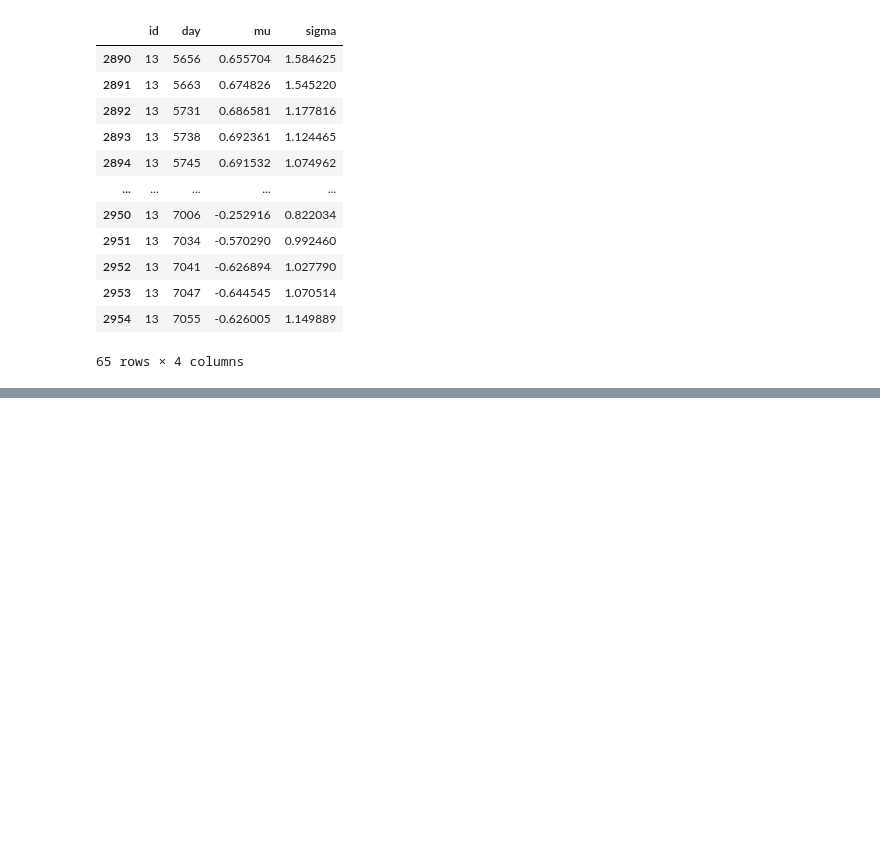
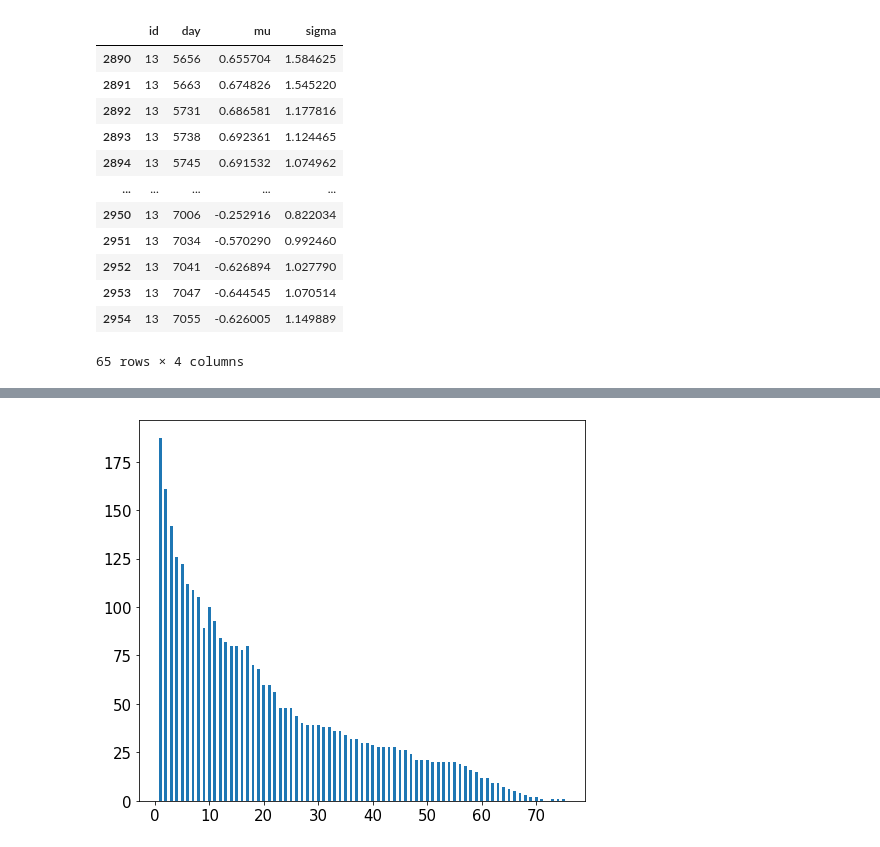
Before and after one commit to glandfried/handicap, a Jupyter notebook: estimations/aago/demo_analysis.ipynb, the cells around one changed output, grey strips where cells are left out. Cells and saved outputs as stored; diff of their text form; code cells hidden in the pictures; blank space fills up the shorter version.

```diff
--- a/estimations/aago/demo_analysis.ipynb
+++ b/estimations/aago/demo_analysis.ipynb
@@ -122,0 +126,3 @@ plt.plot(compare_df['day'], compare_df['win_prob'], '-o')
+# %%
+aago_df = pd.read_csv('../../data/aago/aago_filtered.csv')
+aago_df
@@ -122,0 +143,7 @@ plt.plot(compare_df['day'], compare_df['win_prob'], '-o')
+# %%
+fig, ax = plt.subplots()
+fig.set_figheight(7)
+fig.set_figwidth(8)
+bars = ax.bar(aago_df['event_id'].unique(), height = aago_df['event_id'].value_counts(), width=0.5, align='center')
+# %% [output]
+[figure, added]
```
Also changed, not shown: parts of 9 cells of this notebook.
